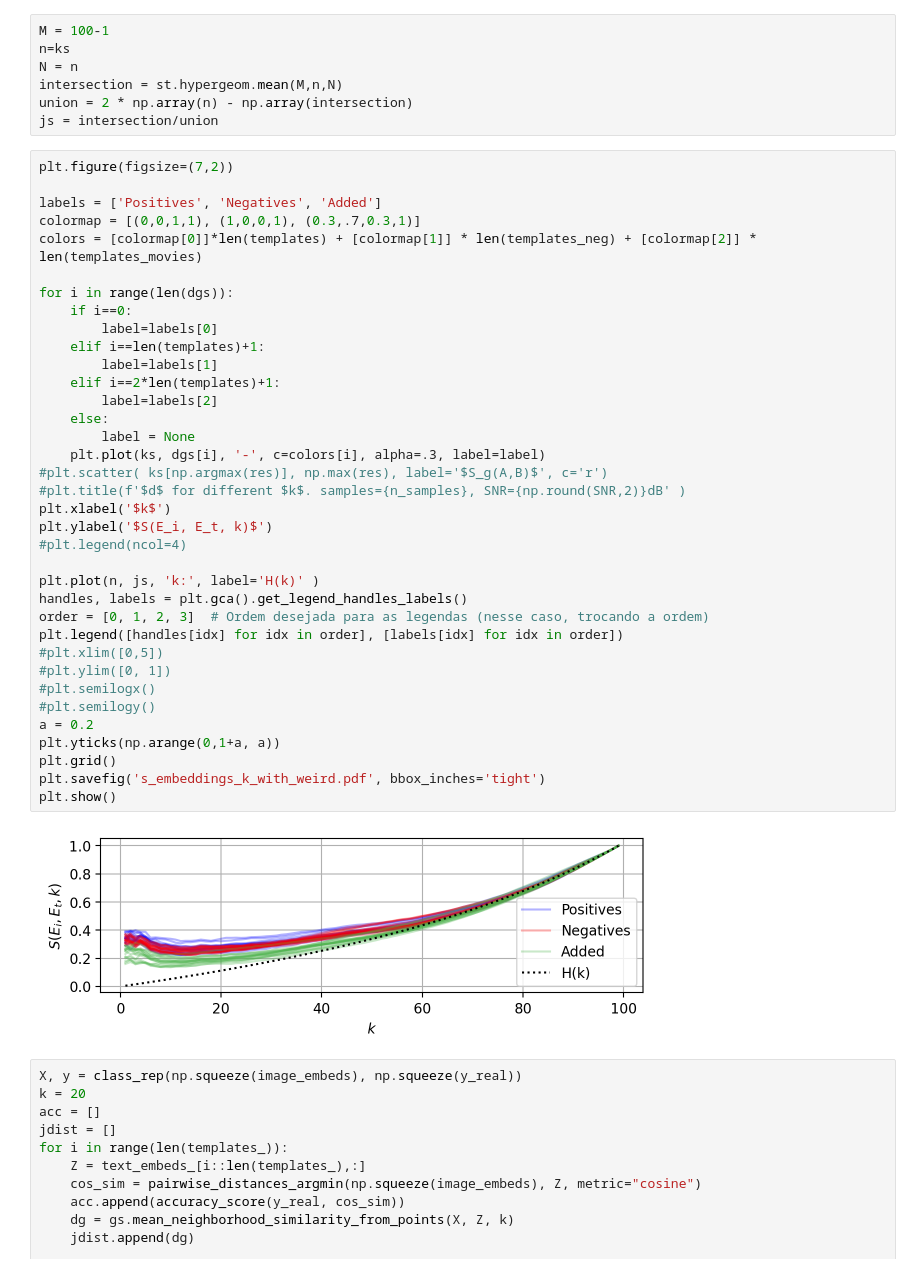
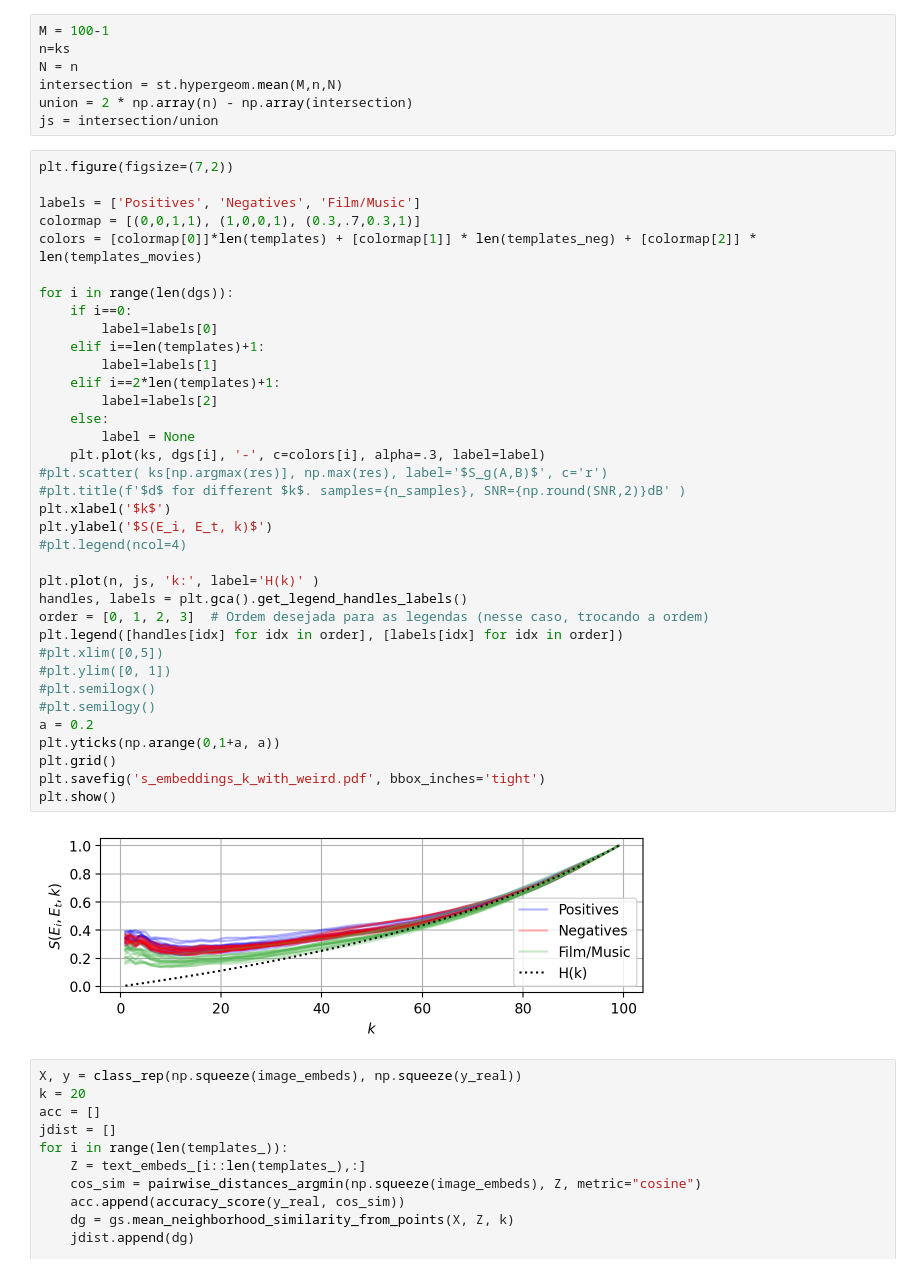
Before and after one commit to tiagoft/graph_structure, a Jupyter notebook: experiments/neurips2024/notebooks/zeroshot_clip.ipynb, the cells around one changed output. Cells and saved outputs as stored; diff of their text form.

```diff
--- a/experiments/neurips2024/notebooks/zeroshot_clip.ipynb
+++ b/experiments/neurips2024/notebooks/zeroshot_clip.ipynb
@@ -235,41 +235,41 @@ js = intersection/union
 # %%
 plt.figure(figsize=(7,2))
 
-labels = ['Positives', 'Negatives', 'Added']
+labels = ['Positives', 'Negatives', 'Film/Music']
 colormap = [(0,0,1,1), (1,0,0,1), (0.3,.7,0.3,1)]
 colors = [colormap[0]]*len(templates) + [colormap[1]] * len(templates_neg) + [colormap[2]] * len(templates_movies)
 
 for i in range(len(dgs)):
     if i==0:
         label=labels[0]
     elif i==len(templates)+1:
         label=labels[1]
     elif i==2*len(templates)+1:
         label=labels[2]
     else:
         label = None
     plt.plot(ks, dgs[i], '-', c=colors[i], alpha=.3, label=label)
 #plt.scatter( ks[np.argmax(res)], np.max(res), label='$S_g(A,B)$', c='r')
 #plt.title(f'$d$ for different $k$. samples={n_samples}, SNR={np.round(SNR,2)}dB' )
 plt.xlabel('$k$')
 plt.ylabel('$S(E_i, E_t, k)$')
 #plt.legend(ncol=4)
 
 plt.plot(n, js, 'k:', label='H(k)' )
 handles, labels = plt.gca().get_legend_handles_labels()
 order = [0, 1, 2, 3]  # Ordem desejada para as legendas (nesse caso, trocando a ordem)
 plt.legend([handles[idx] for idx in order], [labels[idx] for idx in order])
 #plt.xlim([0,5])
 #plt.ylim([0, 1])
 #plt.semilogx()
 #plt.semilogy()
 a = 0.2
 plt.yticks(np.arange(0,1+a, a))
 plt.grid()
 plt.savefig('s_embeddings_k_with_weird.pdf', bbox_inches='tight')
 plt.show()
 # %% [output]
-[figure, old version]
+[figure, new version]
 # %%
 X, y = class_rep(np.squeeze(image_embeds), np.squeeze(y_real))
 k = 20
```
Also changed, not shown: parts of 2 cells of this notebook, 1 other file.
